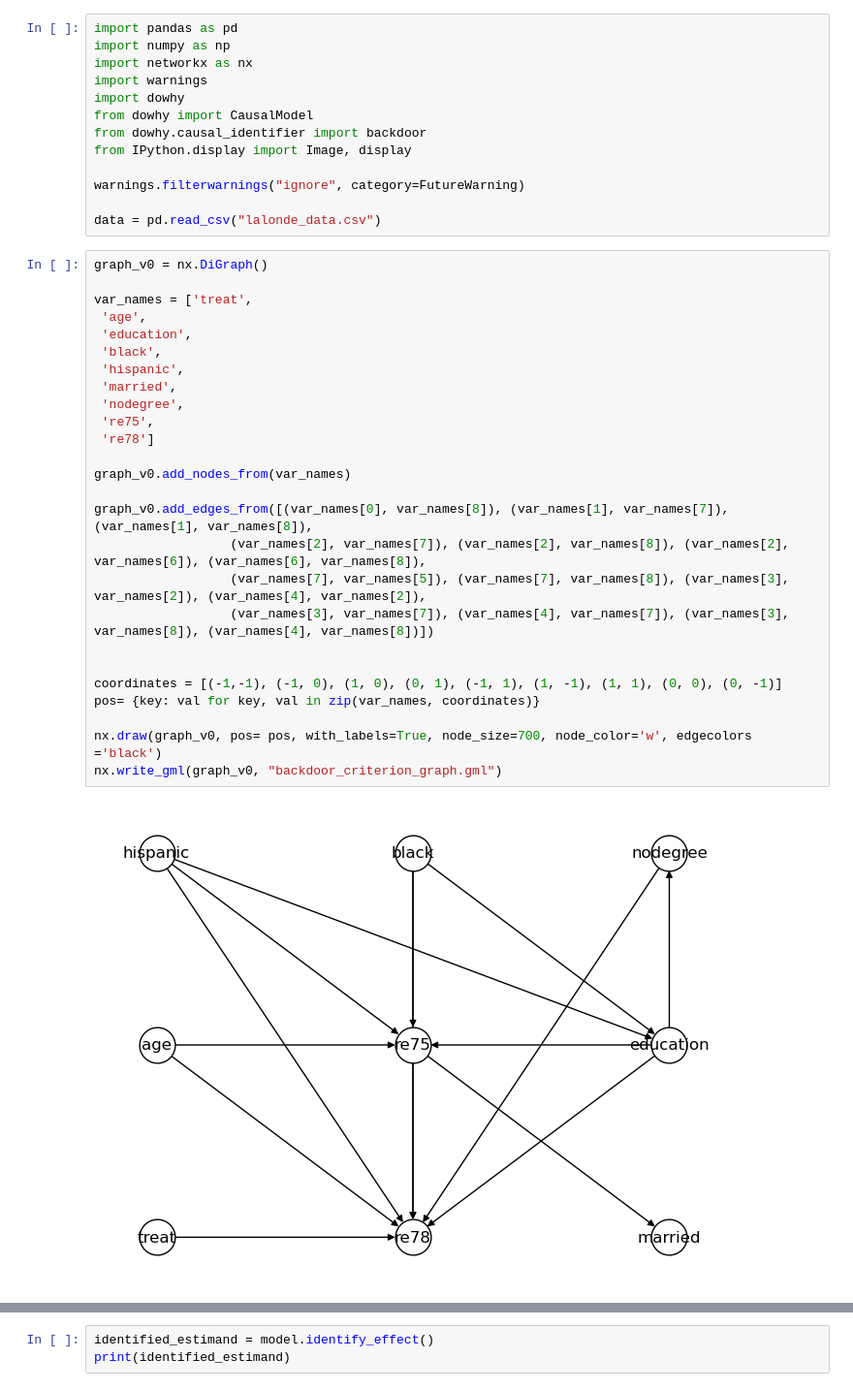
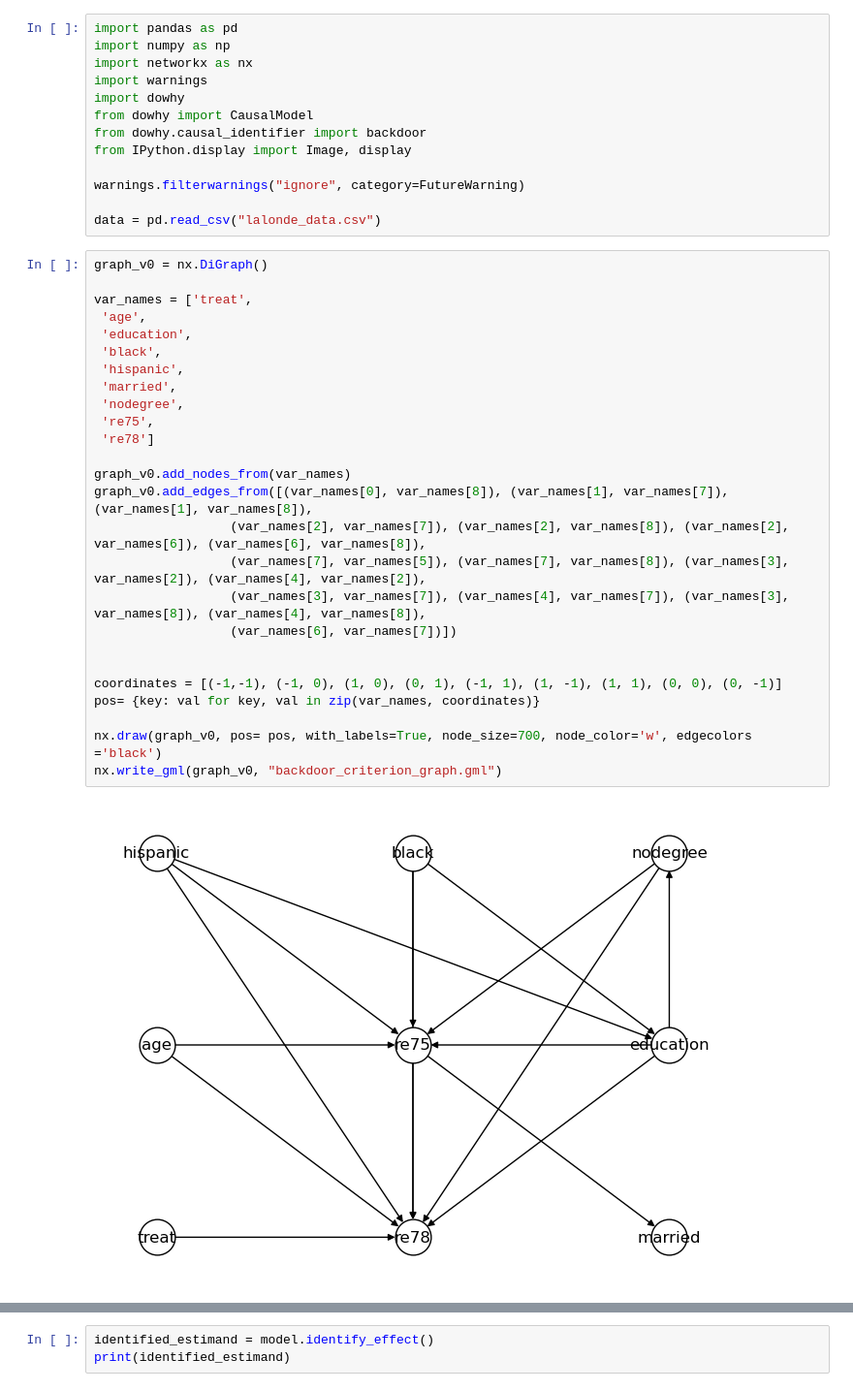
Before and after one commit to sohamchatterjee50/CAUSALITY, a Jupyter notebook: Causal_effect_n_validation.ipynb, the cells around one changed output, grey strips where cells are left out. Shown at 97% size. Cells and saved outputs as stored; diff of their text form.

```diff
--- a/Causal_effect_n_validation.ipynb
+++ b/Causal_effect_n_validation.ipynb
@@ -14,31 +14,31 @@ data = pd.read_csv("lalonde_data.csv")
 # %%
 graph_v0 = nx.DiGraph()
 
 var_names = ['treat',
  'age',
  'education',
  'black',
  'hispanic',
  'married',
  'nodegree',
  're75',
  're78']
 
 graph_v0.add_nodes_from(var_names)
-
 graph_v0.add_edges_from([(var_names[0], var_names[8]), (var_names[1], var_names[7]), (var_names[1], var_names[8]),
                   (var_names[2], var_names[7]), (var_names[2], var_names[8]), (var_names[2], var_names[6]), (var_names[6], var_names[8]),
                   (var_names[7], var_names[5]), (var_names[7], var_names[8]), (var_names[3], var_names[2]), (var_names[4], var_names[2]),
-                  (var_names[3], var_names[7]), (var_names[4], var_names[7]), (var_names[3], var_names[8]), (var_names[4], var_names[8])])
+                  (var_names[3], var_names[7]), (var_names[4], var_names[7]), (var_names[3], var_names[8]), (var_names[4], var_names[8]),
+                  (var_names[6], var_names[7])])
 
 
 coordinates = [(-1,-1), (-1, 0), (1, 0), (0, 1), (-1, 1), (1, -1), (1, 1), (0, 0), (0, -1)]
 pos= {key: val for key, val in zip(var_names, coordinates)}
 
 nx.draw(graph_v0, pos= pos, with_labels=True, node_size=700, node_color='w', edgecolors ='black')
 nx.write_gml(graph_v0, "backdoor_criterion_graph.gml")
 # %% [output]
-[figure, old version]
+[figure, new version]
 # %%
 def gml_to_string(file):
     gml_str = ''
```
Also changed, not shown: parts of 15 cells of this notebook.
